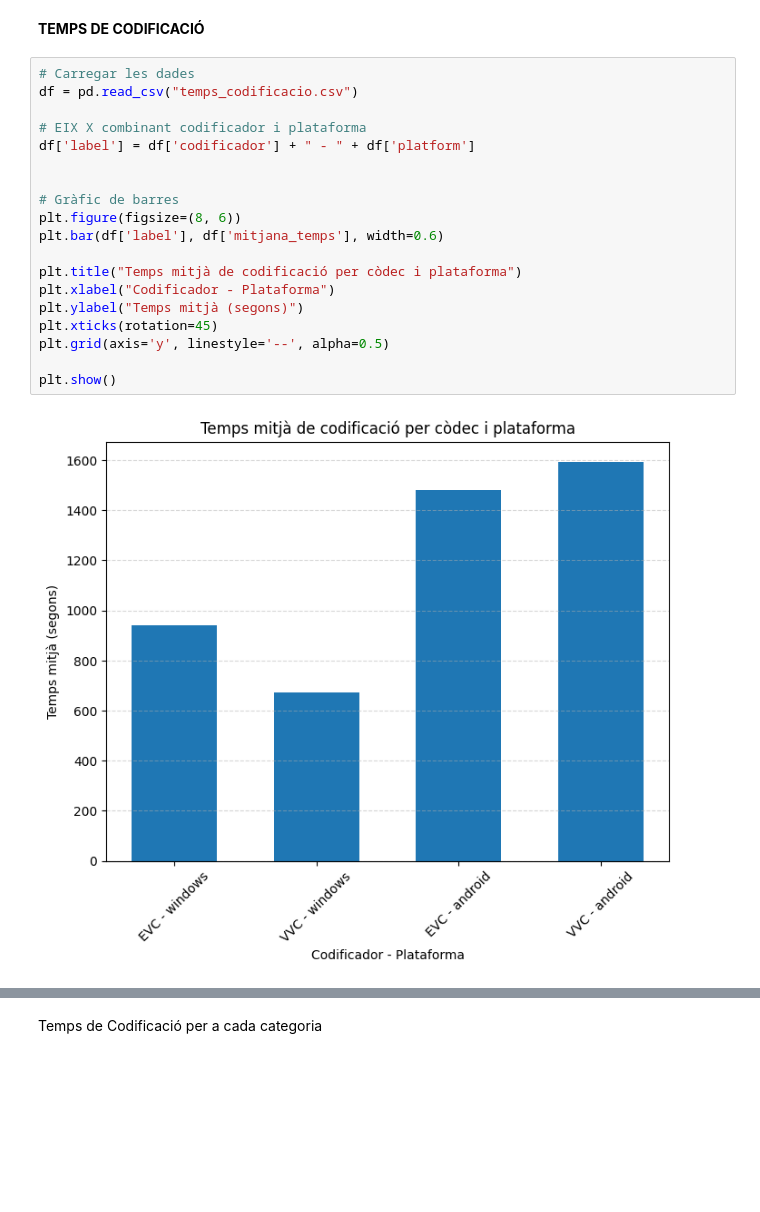
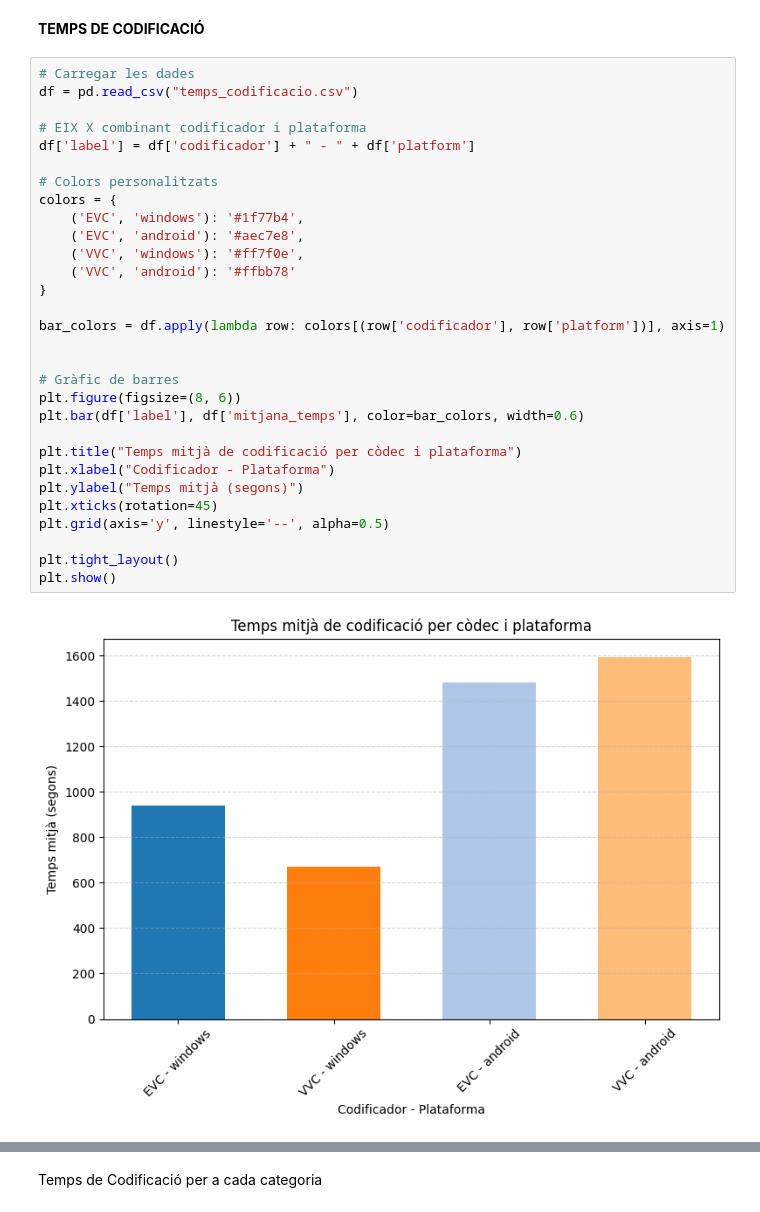
Before and after one commit to eduardvalles/tfg-codecs-eval, a Jupyter notebook: database/data_analysis.ipynb, the cells around one changed output, grey strips where cells are left out. Saved outputs shown, nothing was run; the diff lists cells and outputs as text; blank space fills up the shorter version.

```diff
--- a/database/data_analysis.ipynb
+++ b/database/data_analysis.ipynb
@@ -9,22 +9,33 @@ import numpy as np
 # %%
 # Carregar les dades
 df = pd.read_csv("temps_codificacio.csv")
 
 # EIX X combinant codificador i plataforma
 df['label'] = df['codificador'] + " - " + df['platform']
 
+# Colors personalitzats
+colors = {
+    ('EVC', 'windows'): '#1f77b4',
+    ('EVC', 'android'): '#aec7e8',
+    ('VVC', 'windows'): '#ff7f0e',
+    ('VVC', 'android'): '#ffbb78'
+}
+
+bar_colors = df.apply(lambda row: colors[(row['codificador'], row['platform'])], axis=1)
+
 
 # Gràfic de barres
 plt.figure(figsize=(8, 6))
-plt.bar(df['label'], df['mitjana_temps'], width=0.6)
+plt.bar(df['label'], df['mitjana_temps'], color=bar_colors, width=0.6)
 
 plt.title("Temps mitjà de codificació per còdec i plataforma")
 plt.xlabel("Codificador - Plataforma")
 plt.ylabel("Temps mitjà (segons)")
 plt.xticks(rotation=45)
 plt.grid(axis='y', linestyle='--', alpha=0.5)
 
+plt.tight_layout()
 plt.show()
 # %% [output]
-[figure, old version]
+[figure, new version]
 # %%
```
Also changed, not shown: parts of 1 cell of this notebook.
